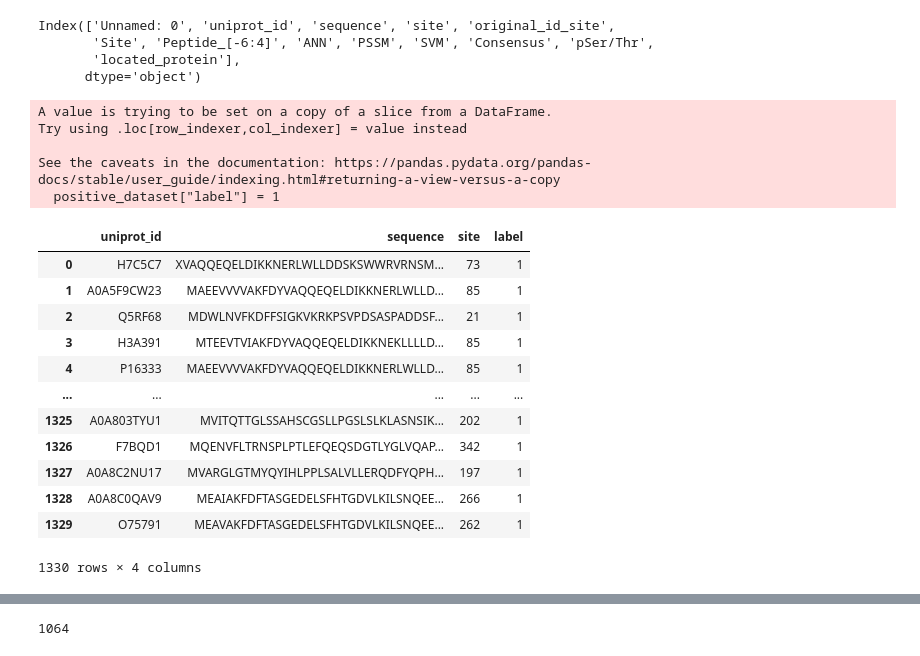
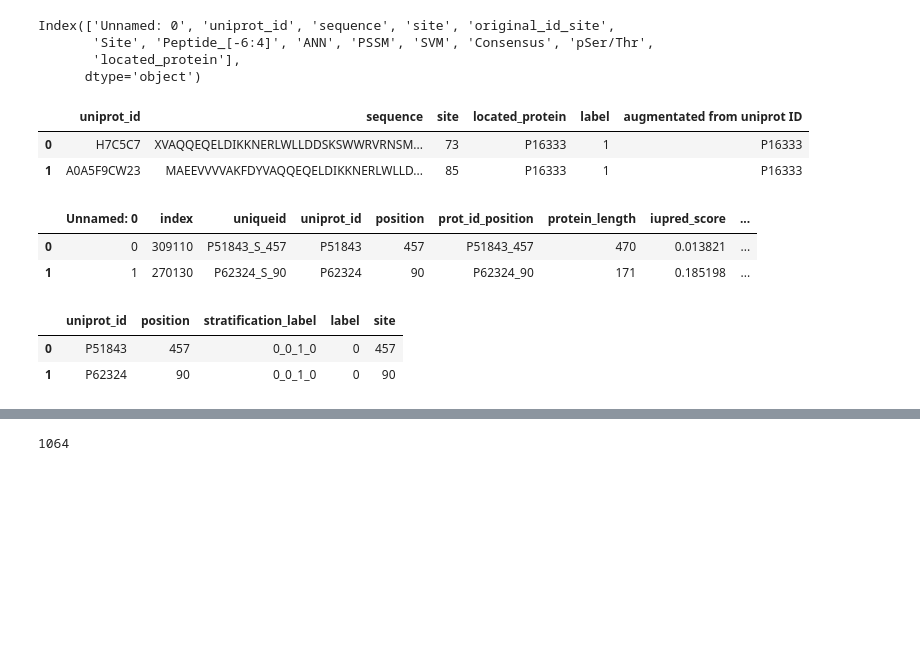
Before and after one commit to liuliu-umich/CAMP-14-3-3, a Jupyter notebook: 4.2 Modeling.ipynb, the cells around one changed output, grey strips where cells are left out. Saved outputs shown, nothing was run; the diff lists cells and outputs as text; code cells hidden in the pictures; blank space fills up the shorter version.

```diff
--- a/4.2 Modeling.ipynb
+++ b/4.2 Modeling.ipynb
@@ -34,32 +20,25 @@ Index(['Unnamed: 0', 'uniprot_id', 'sequence', 'site', 'original_id_site',
 # %%
 positive_dataset = positive_dataset[['uniprot_id', 'sequence', 'site', "located_protein"]]
 positive_dataset["label"] = 1
 positive_dataset["augmentated from uniprot ID"] = positive_dataset["located_protein"]
-positive_dataset
+positive_dataset.head(2)
 # %% [output]
-A value is trying to be set on a copy of a slice from a DataFrame.
-Try using .loc[row_indexer,col_indexer] = value instead
-
-See the caveats in the documentation: https://pandas.pydata.org/pandas-docs/stable/user_guide/indexing.html#returning-a-view-versus-a-copy
-  positive_dataset["label"] = 1
-|  | uniprot_id | sequence | site | label |
-| 0 | H7C5C7 | XVAQQEQELDIKKNERLWLLDDSKSWWRVRNSM... | 73 | 1 |
-| 1 | A0A5F9CW23 | MAEEVVVVAKFDYVAQQEQELDIKKNERLWLLD... | 85 | 1 |
-| 2 | Q5RF68 | MDWLNVFKDFFSIGKVKRKPSVPDSASPADDSF... | 21 | 1 |
-| 3 | H3A391 | MTEEVTVIAKFDYVAQQEQELDIKKNEKLLLLD... | 85 | 1 |
-| 4 | P16333 | MAEEVVVVAKFDYVAQQEQELDIKKNERLWLLD... | 85 | 1 |
-| ... | ... | ... | ... | ... |
-| 1325 | A0A803TYU1 | MVITQTTGLSSAHSCGSLLPGSLSLKLASNSIK... | 202 | 1 |
-| 1326 | F7BQD1 | MQENVFLTRNSPLPTLEFQEQSDGTLYGLVQAP... | 342 | 1 |
-| 1327 | A0A8C2NU17 | MVARGLGTMYQYIHLPPLSALVLLERQDFYQPH... | 197 | 1 |
-| 1328 | A0A8C0QAV9 | MEAIAKFDFTASGEDELSFHTGDVLKILSNQEE... | 266 | 1 |
-| 1329 | O75791 | MEAVAKFDFTASGEDELSFHTGDVLKILSNQEE... | 262 | 1 |
+|  | uniprot_id | sequence | site | located_protein | label | augmentated from uniprot ID |
+| 0 | H7C5C7 | XVAQQEQELDIKKNERLWLLDDSKSWWRVRNSM... | 73 | P16333 | 1 | P16333 |
+| 1 | A0A5F9CW23 | MAEEVVVVAKFDYVAQQEQELDIKKNERLWLLD... | 85 | P16333 | 1 | P16333 |
-1330 rows × 4 columns
 # %%
 # negative dataset
 negative_dataset = pd.read_csv("labeled_and_augmented_negative_data.csv")
-negative_dataset
+negative_dataset.head(2)
+# %% [output]
+|  | Unnamed: 0 | index | uniqueid | uniprot_id | position | prot_id_position | protein_length | iupred_score | ... |
+| 0 | 0 | 309110 | P51843_S_457 | P51843 | 457 | P51843_457 | 470 | 0.013821 | ... |
+| 1 | 1 | 270130 | P62324_S_90 | P62324 | 90 | P62324_90 | 171 | 0.185198 | ... |
 # %%
-negative_dataset = negative_dataset[['uniprot_id', 'sequence', 'site']]
-negative_dataset["label"] = 0
-negative_dataset
+negative_dataset = negative_dataset[['uniprot_id', 'position', "stratification_label", 'label']]
+negative_dataset["site"] = negative_dataset["position"]
+negative_dataset.head(2)
+# %% [output]
+|  | uniprot_id | position | stratification_label | label | site |
+| 0 | P51843 | 457 | 0_0_1_0 | 0 | 457 |
+| 1 | P62324 | 90 | 0_0_1_0 | 0 | 90 |
```
Also changed, not shown: parts of 34 cells of this notebook, 3 other files.
